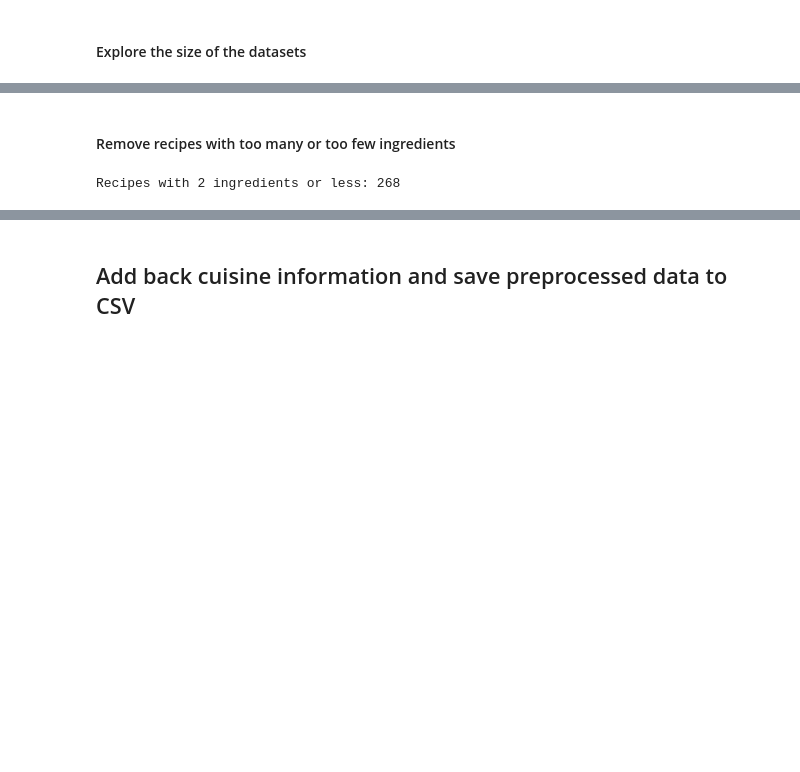
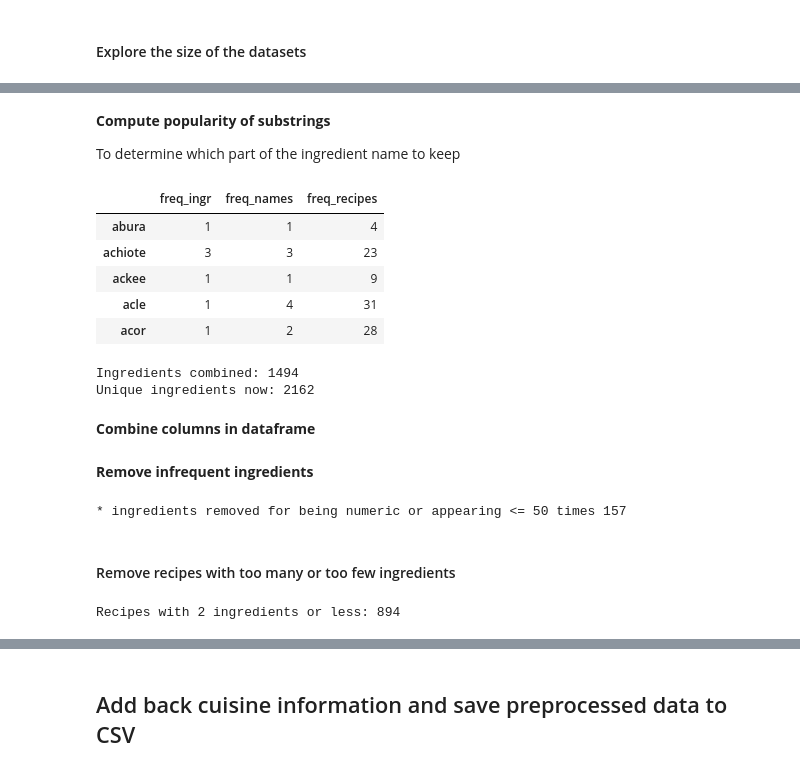
Before and after one commit to Slowika/Bag-of-Recipes, a Jupyter notebook: Data_Preparation.ipynb, the cells around one changed output, grey strips where cells are left out. Saved outputs shown, nothing was run; the diff lists cells and outputs as text; code cells hidden in the pictures; blank space fills up the shorter version.

```diff
--- a/Data_Preparation.ipynb
+++ b/Data_Preparation.ipynb
@@ -136,0 +284,30 @@ dtype: int64
+# %% [markdown]
+**Compute popularity of substrings**
+
+To determine which part of the ingredient name to keep
+# %%
+# Compute popularity of the substring among both ingredients and recipes, store in a dataframe
+substr_freq_names  = substr_df.sum(axis=0) # Count frequency of this substring in names
+substr_freq_ingr   = []                    # Count frequency of this substring in ingredients
+substr_freq_recipe = []                    # Count frequency of this substring in recipes
+
+for substr in substr_df.columns:
+    substr_freq_ingr.append(sum([substr in ingr for ingr in X_train_cl.columns]))
+
+for substr in substr_df.columns:
+    substr_freq_recipe.append(sum([substr in recipe for recipe in train_ingr]))
+
+# Store in a dataframe
+subs_freq_df = pd.DataFrame(np.column_stack([substr_freq_names, substr_freq_ingr, substr_freq_recipe]),
+                               columns=['freq_ingr', 'freq_names', 'freq_recipes'])
+subs_freq_df.index = substr_freq_names.index
+
+# Display first rows
+subs_freq_df.head()
+# %% [output]
+|  | freq_ingr | freq_names | freq_recipes |
+| abura | 1 | 1 | 4 |
+| achiote | 3 | 3 | 23 |
+| ackee | 1 | 1 | 9 |
+| acle | 1 | 4 | 31 |
+| acor | 1 | 2 | 28 |
@@ -136,0 +341,8 @@ dtype: int64
+# %%
+print("Ingredients combined:",X_train_cl.shape[1] - len(np.unique(new_columns)))
+print("Unique ingredients now:", len(np.unique(new_columns)))
+# %% [output]
+Ingredients combined: 1494
+Unique ingredients now: 2162
+# %% [markdown]
+**Combine columns in dataframe**
@@ -136,0 +365,16 @@ dtype: int64
+# %% [markdown]
+**Remove infrequent ingredients**
+# %%
+# Compute ingredient frequencies
+ingr_count = X_train_cl_copy.sum(axis=0)
+
+# Ingredients that appear three times or less
+not_many_ingr = list(ingr_count <= 200)
+
+# Sum number of ingredients that appear 3 times or less.
+print('* ingredients removed for being numeric or appearing <= 50 times',sum(not_many_ingr))
+
+# Drop infrequent ingredients
+X_train_cl_copy.drop(X_train_cl_copy.columns[not_many_ingr], axis = 1, inplace = True)
+# %% [output]
+* ingredients removed for being numeric or appearing <= 50 times 157
@@ -138,14 +394,14 @@ dtype: int64
 #### Remove recipes with too many or too few ingredients
 # %%
 # Count ingredients per recipe.
-recipe_count = X_train.sum(axis = 1)
+recipe_count = X_train_cl_copy.sum(axis = 1)
 print('Recipes with 2 ingredients or less:', sum(recipe_count <= 2))
 
 not_too_few_idx = list(recipe_count > 2)
 not_too_many_idx = list(recipe_count < 30)
 
 # Remove recipes with <3 or >30 ingredients.
-X_train = X_train.loc[[a and b for a, b in zip(not_too_few_idx, not_too_many_idx)]]
+X_train_cl_copy = X_train_cl_copy.loc[[a and b for a, b in zip(not_too_few_idx, not_too_many_idx)]]
 # %% [output]
-Recipes with 2 ingredients or less: 268
+Recipes with 2 ingredients or less: 894
 # %%
```
Also changed, not shown: parts of 29 cells of this notebook, 1 other file.
